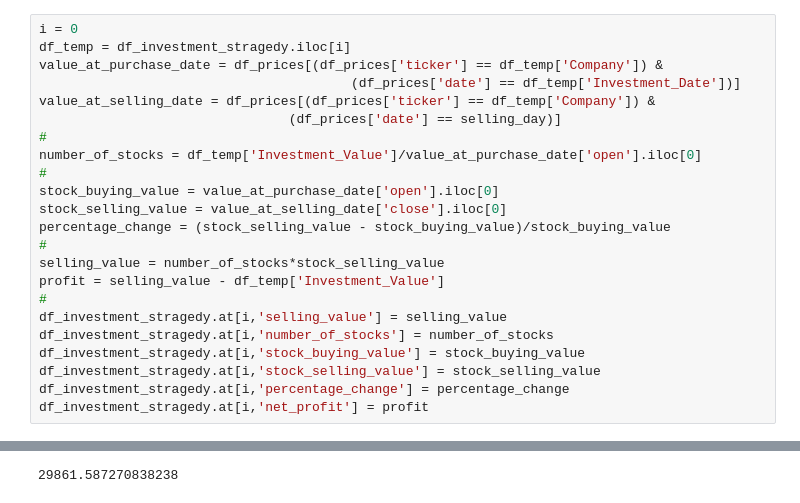
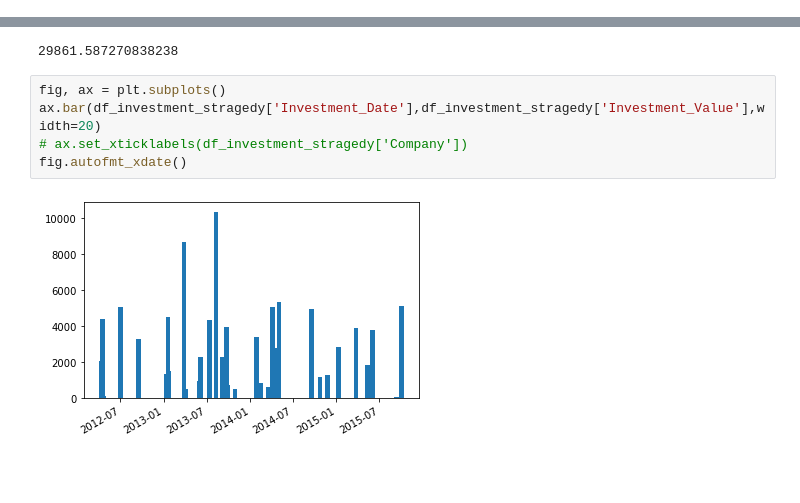
Before and after one commit to Daniel-FD/Data-Science, a Jupyter notebook: Finance/Beating_the_Market/random_date_investment.ipynb, the cells around one changed output, grey strips where cells are left out. Saved outputs shown, nothing was run; the diff lists cells and outputs as text; blank space fills up the shorter version.

Commit message:
updated_invested_stragedy

```diff
--- a/Finance/Beating_the_Market/random_date_investment.ipynb
+++ b/Finance/Beating_the_Market/random_date_investment.ipynb
@@ -174,26 +174,3 @@ df_investment_stragedy
-# %%
-i = 0
-df_temp = df_investment_stragedy.iloc[i]
-value_at_purchase_date = df_prices[(df_prices['ticker'] == df_temp['Company']) &
-                                        (df_prices['date'] == df_temp['Investment_Date'])]
-value_at_selling_date = df_prices[(df_prices['ticker'] == df_temp['Company']) &
-                                (df_prices['date'] == selling_day)]
-#
-number_of_stocks = df_temp['Investment_Value']/value_at_purchase_date['open'].iloc[0]
-#
-stock_buying_value = value_at_purchase_date['open'].iloc[0]
-stock_selling_value = value_at_selling_date['close'].iloc[0]
-percentage_change = (stock_selling_value - stock_buying_value)/stock_buying_value
-#
-selling_value = number_of_stocks*stock_selling_value
-profit = selling_value - df_temp['Investment_Value']
-#
-df_investment_stragedy.at[i,'selling_value'] = selling_value
-df_investment_stragedy.at[i,'number_of_stocks'] = number_of_stocks
-df_investment_stragedy.at[i,'stock_buying_value'] = stock_buying_value
-df_investment_stragedy.at[i,'stock_selling_value'] = stock_selling_value
-df_investment_stragedy.at[i,'percentage_change'] = percentage_change
-df_investment_stragedy.at[i,'net_profit'] = profit
 # %%
 for i in range(len(df_investment_stragedy)):
     print(i)
@@ -268,3 +245,10 @@ df_investment_stragedy
 df_investment_stragedy['net_profit'].sum()
 # %% [output]
 29861.587270838238
+# %%
+fig, ax = plt.subplots()
+ax.bar(df_investment_stragedy['Investment_Date'],df_investment_stragedy['Investment_Value'],width=20)
+# ax.set_xticklabels(df_investment_stragedy['Company'])
+fig.autofmt_xdate()
+# %% [output]
+[figure, added]
```
Also changed, not shown: parts of 5 cells of this notebook, 1 other file.
